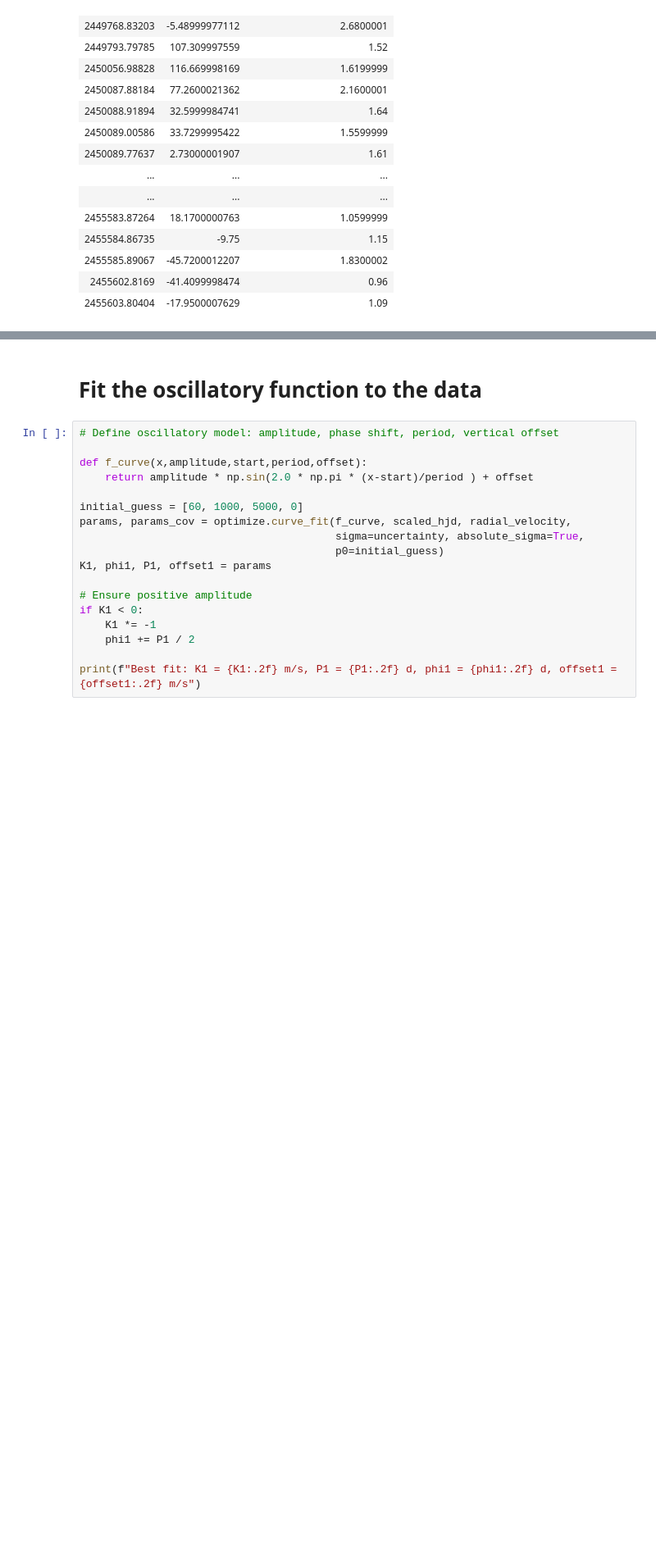
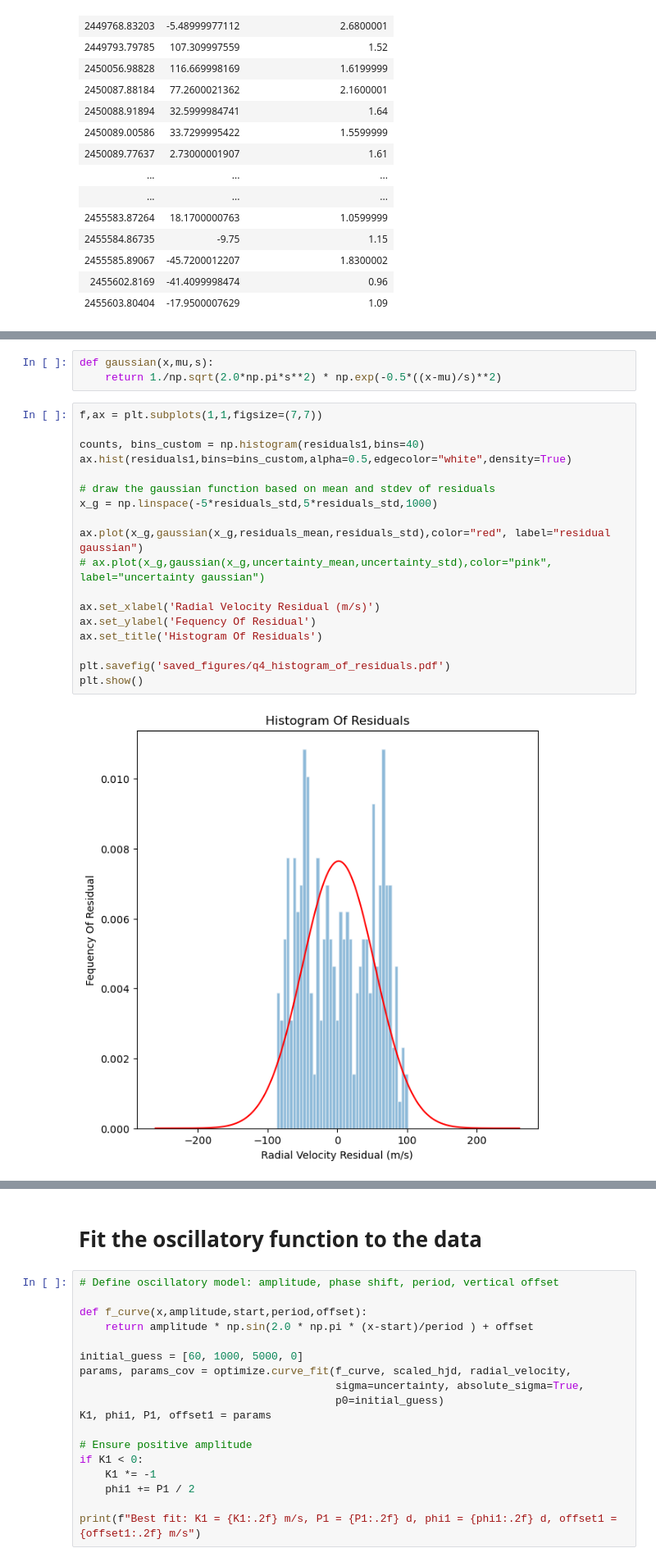
Before and after one commit to djlouie/ASTR-19-Group-Project, a Jupyter notebook: astr19-group-project.ipynb, the cells around one changed output, grey strips where cells are left out. Shown: that part at 82% size. Cells and saved outputs as stored; diff of their text form; blank space fills up the shorter version.

```diff
--- a/astr19-group-project.ipynb
+++ b/astr19-group-project.ipynb
@@ -50,0 +169,23 @@ plt.show()
+# %%
+def gaussian(x,mu,s):
+    return 1./np.sqrt(2.0*np.pi*s**2) * np.exp(-0.5*((x-mu)/s)**2)
+# %%
+f,ax = plt.subplots(1,1,figsize=(7,7))
+
+counts, bins_custom = np.histogram(residuals1,bins=40)
+ax.hist(residuals1,bins=bins_custom,alpha=0.5,edgecolor="white",density=True)
+
+# draw the gaussian function based on mean and stdev of residuals
+x_g = np.linspace(-5*residuals_std,5*residuals_std,1000)
+
+ax.plot(x_g,gaussian(x_g,residuals_mean,residuals_std),color="red", label="residual gaussian")
+# ax.plot(x_g,gaussian(x_g,uncertainty_mean,uncertainty_std),color="pink", label="uncertainty gaussian")
+
+ax.set_xlabel('Radial Velocity Residual (m/s)')
+ax.set_ylabel('Fequency Of Residual')
+ax.set_title('Histogram Of Residuals')
+
+plt.savefig('saved_figures/q4_histogram_of_residuals.pdf')
+plt.show()
+# %% [output]
+[figure, added]
```
Also changed, not shown: parts of 23 cells of this notebook, 6 other files.
